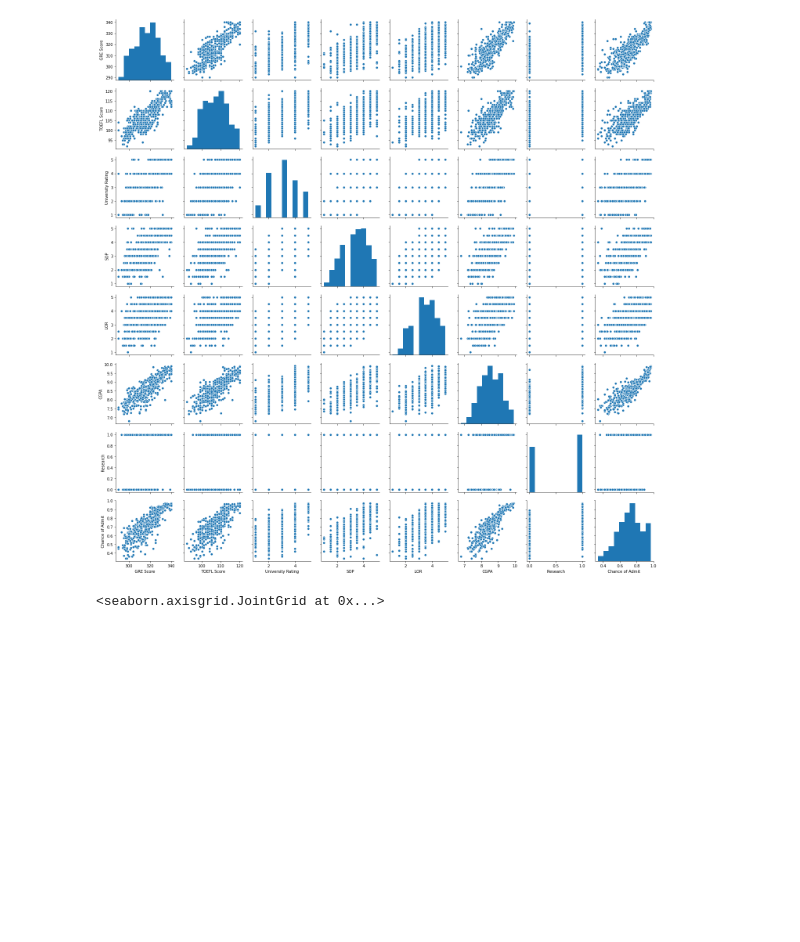
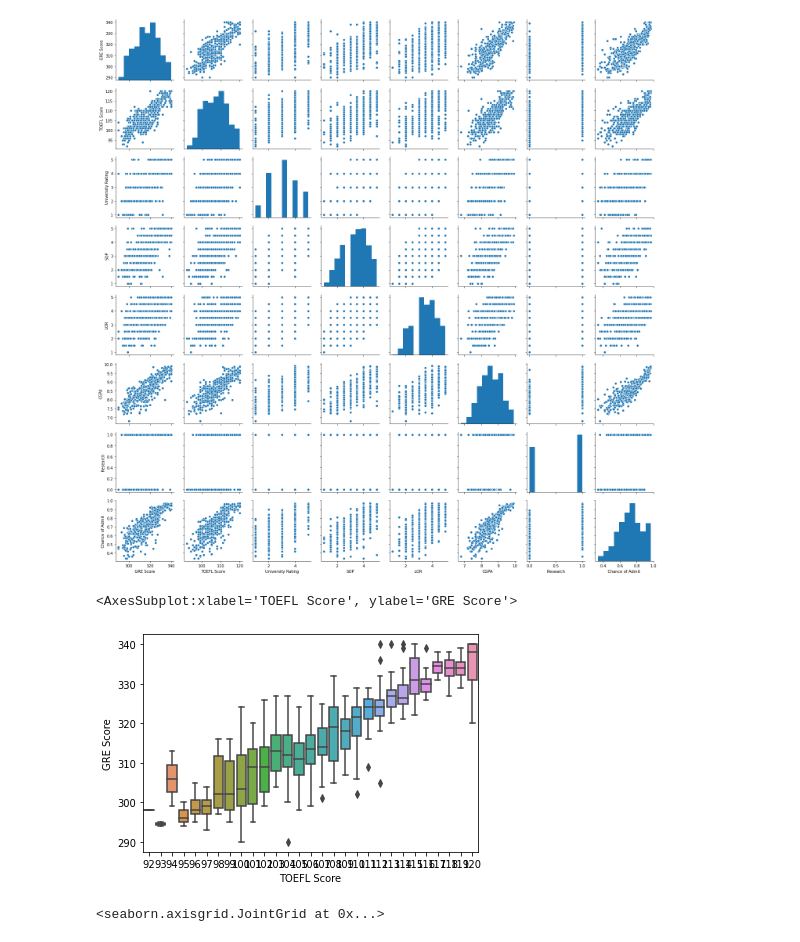
Before and after one commit to Ifeoluwakolopin/Admission, a Jupyter notebook: Admisson Data.ipynb, the cells around one changed output. Drawn from its saved outputs; the diff is of its cells as text; code cells hidden in the pictures; blank space fills up the shorter version.

Commit message:
added bopxlot for TOEFL and GRE scores

```diff
--- a/Admisson Data.ipynb
+++ b/Admisson Data.ipynb
@@ -89,6 +91,11 @@ sns.pairplot(admission)
 # %% [output]
 <seaborn.axisgrid.PairGrid at 0x...>
 [figure]
+# %%
+sns.boxplot(x='TOEFL Score', y='GRE Score', data=admission)
+# %% [output]
+<AxesSubplot:xlabel='TOEFL Score', ylabel='GRE Score'>
+[figure, added]
 # %%
 sns.jointplot(x='TOEFL Score', y='GRE Score', data=admission)
 # %% [output]
```
Also changed, not shown: parts of 3 cells of this notebook.
